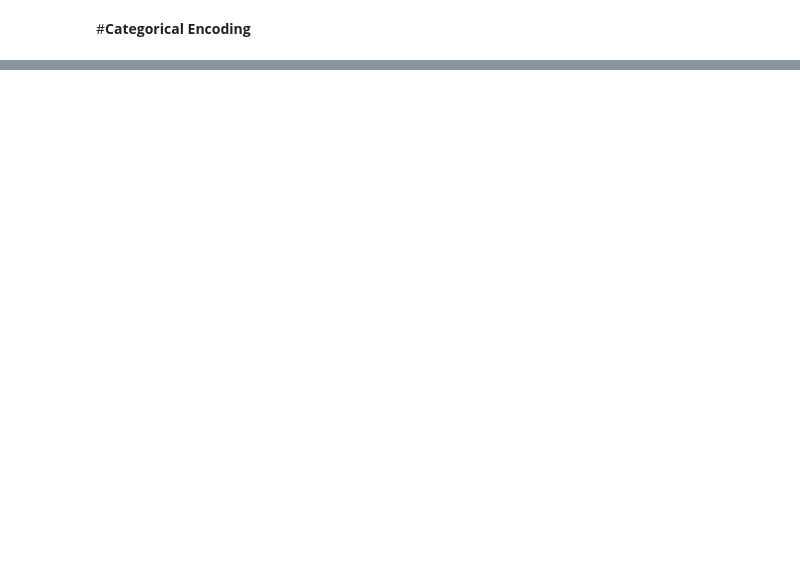
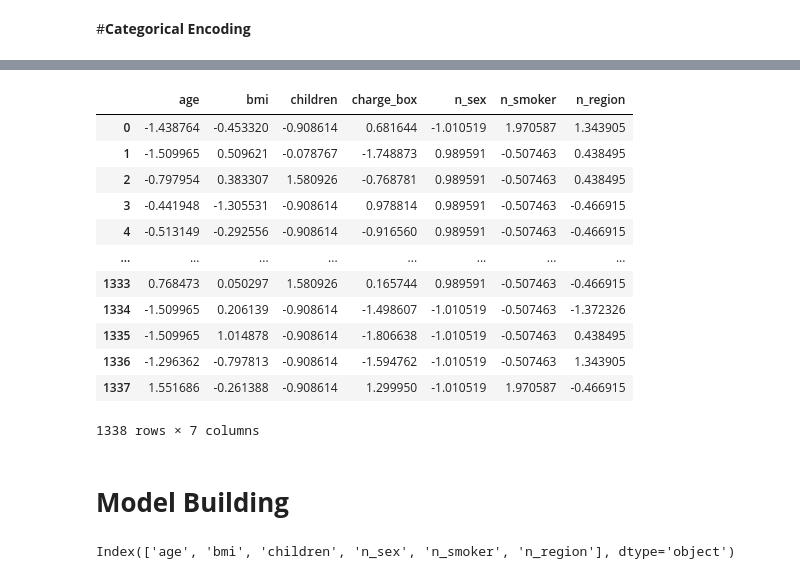
Before and after one commit to Charan-1111/Medical-Insurance, a Jupyter notebook: Medical_Insurance.ipynb, the cells around one changed output, grey strips where cells are left out. Saved outputs shown, nothing was run; the diff lists cells and outputs as text; code cells hidden in the pictures; blank space fills up the shorter version.

```diff
--- a/Medical_Insurance.ipynb
+++ b/Medical_Insurance.ipynb
@@ -296,0 +351,26 @@ df = df.drop(['charge_sq', 'charge_log'], axis=1)
+# %%
+cols = df.columns
+# %%
+# Scaling the features
+
+from sklearn.preprocessing import StandardScaler
+scaler = StandardScaler()
+
+df_scaled = scaler.fit_transform(df.to_numpy())
+df_scaled = pd.DataFrame(df_scaled, columns=cols)
+# %%
+df_scaled
+# %% [output]
+|  | age | bmi | children | charge_box | n_sex | n_smoker | n_region |
+| 0 | -1.438764 | -0.453320 | -0.908614 | 0.681644 | -1.010519 | 1.970587 | 1.343905 |
+| 1 | -1.509965 | 0.509621 | -0.078767 | -1.748873 | 0.989591 | -0.507463 | 0.438495 |
+| 2 | -0.797954 | 0.383307 | 1.580926 | -0.768781 | 0.989591 | -0.507463 | 0.438495 |
+| 3 | -0.441948 | -1.305531 | -0.908614 | 0.978814 | 0.989591 | -0.507463 | -0.466915 |
+| 4 | -0.513149 | -0.292556 | -0.908614 | -0.916560 | 0.989591 | -0.507463 | -0.466915 |
+| ... | ... | ... | ... | ... | ... | ... | ... |
+| 1333 | 0.768473 | 0.050297 | 1.580926 | 0.165744 | 0.989591 | -0.507463 | -0.466915 |
+| 1334 | -1.509965 | 0.206139 | -0.908614 | -1.498607 | -1.010519 | -0.507463 | -1.372326 |
+| 1335 | -1.509965 | 1.014878 | -0.908614 | -1.806638 | -1.010519 | -0.507463 | 0.438495 |
+| 1336 | -1.296362 | -0.797813 | -0.908614 | -1.594762 | -1.010519 | -0.507463 | 1.343905 |
+| 1337 | 1.551686 | -0.261388 | -0.908614 | 1.299950 | -1.010519 | 1.970587 | -0.466915 |
+1338 rows × 7 columns
@@ -296,0 +381,2 @@ df = df.drop(['charge_sq', 'charge_log'], axis=1)
+# %% [markdown]
+# **Model Building**
@@ -296,0 +386,4 @@ df = df.drop(['charge_sq', 'charge_log'], axis=1)
+# %%
+X.columns
+# %% [output]
+Index(['age', 'bmi', 'children', 'n_sex', 'n_smoker', 'n_region'], dtype='object')
```
Also changed, not shown: parts of 37 cells of this notebook.
